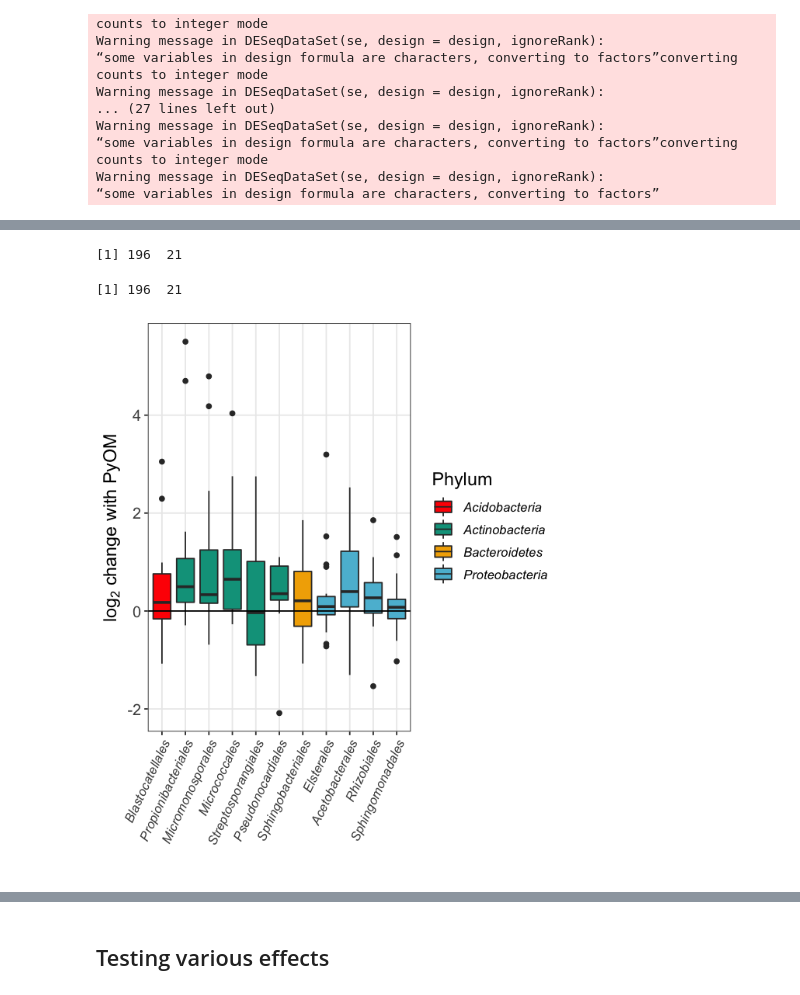
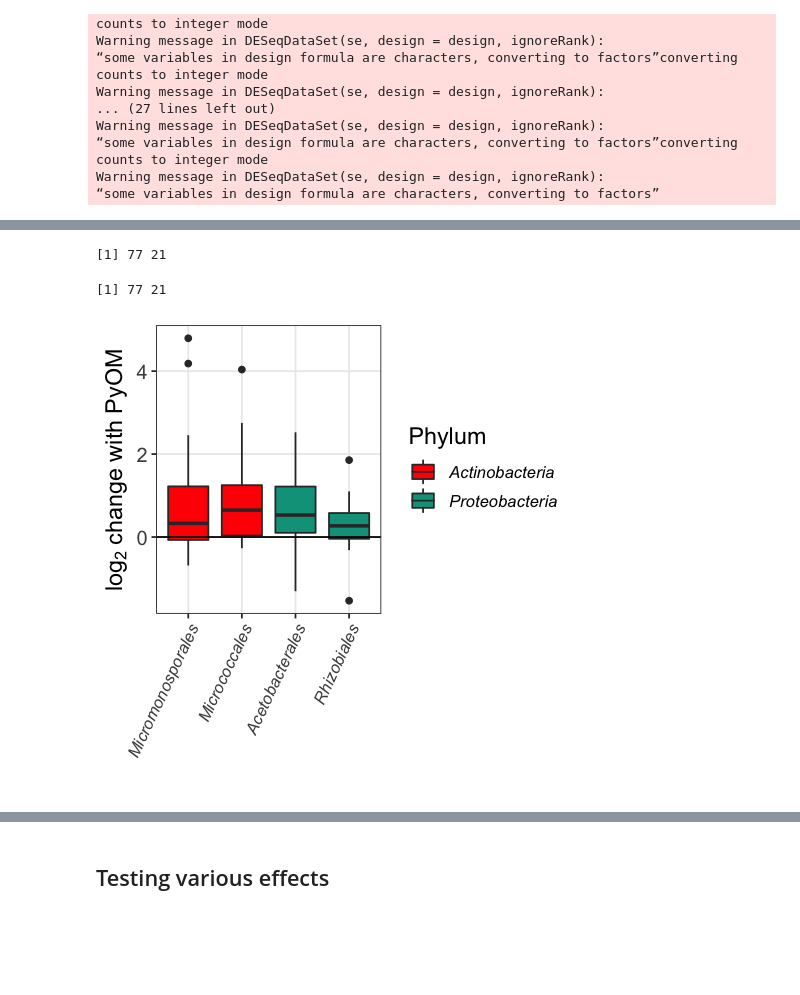
Before and after one commit to WhitmanLab/Meta-analysis, a Jupyter notebook: DifferentialAbundance_MetaA_Publication.ipynb, the cells around one changed output, grey strips where cells are left out. Saved outputs shown, nothing was run; the diff lists cells and outputs as text; code cells hidden in the pictures; blank space fills up the shorter version.

```diff
--- a/DifferentialAbundance_MetaA_Publication.ipynb
+++ b/DifferentialAbundance_MetaA_Publication.ipynb
@@ -1231,6 +1307,9 @@ Warning message in DESeqDataSet(se, design = design, ignoreRank):
 “some variables in design formula are characters, converting to factors”converting counts to integer mode
 Warning message in DESeqDataSet(se, design = design, ignoreRank):
 “some variables in design formula are characters, converting to factors”
+# %%
+#saveRDS(ps.list.output.order,"ps.list.output.order")
+ps.list.output.order = readRDS("ps.list.output.order")
 # %%
 # Make one giant dataframe of everything
 DA = rbind(ps.list.output.order[[1]],ps.list.output.order[[2]],ps.list.output.order[[3]],ps.list.output.order[[4]],ps.list.output.order[[5]],
@@ -1268,5 +1347,5 @@ plot(thresh.s$count~thresh.s$cutoff)
 # %%
-cutoff = 0.0003
+cutoff = 0.0002
 pval = 0.05
 
 DA = dplyr::filter(DA,RelAbund>=cutoff)
@@ -1282,7 +1361,7 @@ d = d %>%
     dplyr::filter(!is.na(Sig))
 # Remove untested taxa
 
-cutoff = 2
+cutoff = 3
 # Minimum number of studies in which a genus must be significant to plot
 
 SigPhy = d %>%
@@ -1305,7 +1384,7 @@ d$OTUNameClass = paste(d$Order," (", substr(d$Class,1,5),")",sep="")
 d$OTUNameOrder = paste(d$Order," (", d$Order,")",sep="")
 # Just some category naming for graphing
 # %%
-cutoff = 4
+cutoff = 5
 # Minimum number of studies a genus must be present in to plot
 
 nStudies = d %>%
@@ -1326,8 +1405,8 @@ d = d %>%
 
 dim(d)
 # %% [output]
-[1] 196  21
+[1] 77 21
-[1] 196  21
+[1] 77 21
 # %%
 OTUNameOrder = d %>%
     group_by(Phylum,Order)%>%
@@ -1336,7 +1415,7 @@ OTUNameOrder = d %>%
 OTUNameOrder=paste(OTUNameOrder$Order)
 d$Order = factor(d$Order,levels=OTUNameOrder)
 # %%
-options(repr.plot.width=5, repr.plot.height=6)
+options(repr.plot.width=4, repr.plot.height=4)
 
 palette = c(wes_palette("Darjeeling1"),"grey","white")
 
@@ -1345,32 +1424,32 @@ p = ggplot(d, aes(x = Order, y = l2FC, fill=Phylum))
 # and the colour being phylum, relative size proportional to mean abundance, and alpha (transparency) based on
 # whether or not the adjusted p value is significant.
 p = p + geom_boxplot() # Using shape=21 to get the option that has an outline and a fill colour
 p = p + theme_bw()
 # sets a theme - adjusts a bunch of aesthetics at once
 p = p + theme(strip.text.x = element_text(size = 14),
               strip.text.y = element_text(size = 14),
               axis.text.x = element_text(size = 10, angle = 65, hjust = 1, vjust = 1, face="italic"),
               axis.title.x = element_text(size = 14),
               axis.text.y = element_text(size=12),
               axis.title.y = element_text(size = 14),
               legend.title = element_text(size=14),
               legend.text = element_text(size = 10, face="italic"),
               #legend.position = "none",
               strip.background = element_blank()
               ) +
         guides(size=FALSE, alpha=FALSE, fill=guide_legend(title="Phylum"))
 p = p + scale_alpha_manual(values=c(0.2,0.9))
 p = p + scale_fill_manual(values=palette[c(1,2,3,5)])
 # sets a bunch of visual paramters for the legend (none) and other text
 p = p + labs(x = "")
 # sets the label for the x axis.
 p = p + labs(y = expression(paste("", log[2]," change with PyOM",sep="")))
 # sets the label for the y axes.
 p = p + theme(panel.grid.minor = element_blank())
 # Gets rid of the default gridlines
 p = p + geom_hline(yintercept=0)
 
 p
 # %% [output]
-[figure, old version]
+[figure, new version]
 # %%
```
Also changed, not shown: parts of 33 cells of this notebook.
